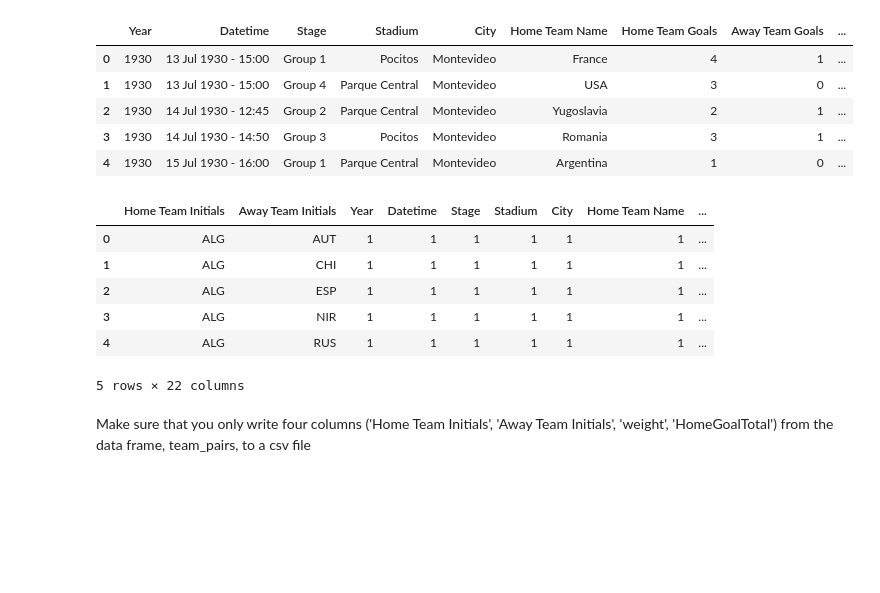
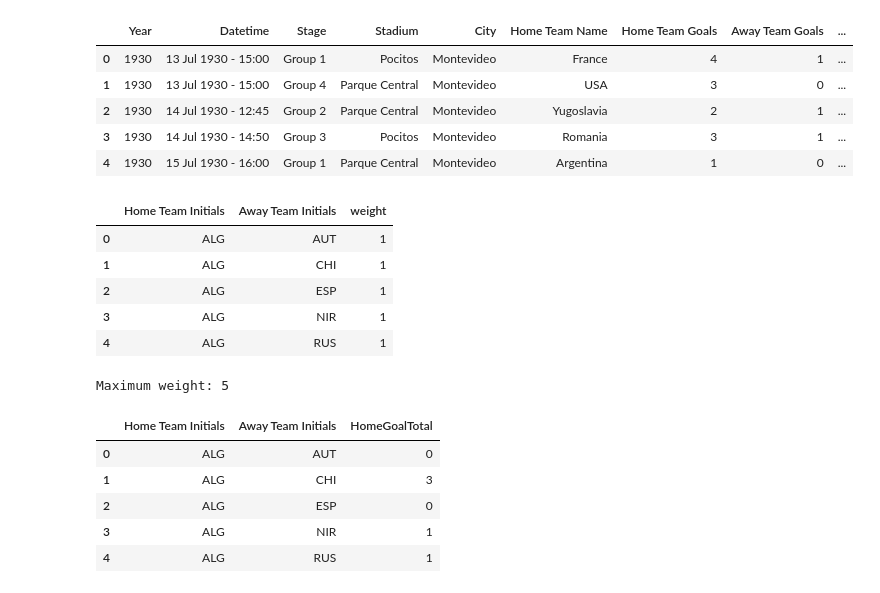
Before and after one commit to zrsteff/DSC502-HW6, a Jupyter notebook: HW6.ipynb, the cells around one changed output. Drawn from its saved outputs; the diff is of its cells as text; code cells hidden in the pictures; blank space fills up the shorter version.

```diff
--- a/HW6.ipynb
+++ b/HW6.ipynb
@@ -88,17 +88,30 @@ world_cup.head()
 | 2 | 1930 | 14 Jul 1930 - 12:45 | Group 2 | Parque Central | Montevideo | Yugoslavia | 2 | 1 | ... |
 | 3 | 1930 | 14 Jul 1930 - 14:50 | Group 3 | Pocitos | Montevideo | Romania | 3 | 1 | ... |
 | 4 | 1930 | 15 Jul 1930 - 16:00 | Group 1 | Parque Central | Montevideo | Argentina | 1 | 0 | ... |
-# %%
-#your code goes here. Just leaving an example output of an intermediate step for you to check the last two columns
-#A hint to start with: team_pairs = world_cup.groupby(['Home Team Initials', 'Away Team Initials']).count().reset_index()
-team_pairs.head()
-# %% [output]
-|  | Home Team Initials | Away Team Initials | Year | Datetime | Stage | Stadium | City | Home Team Name | ... |
-| 0 | ALG | AUT | 1 | 1 | 1 | 1 | 1 | 1 | ... |
-| 1 | ALG | CHI | 1 | 1 | 1 | 1 | 1 | 1 | ... |
-| 2 | ALG | ESP | 1 | 1 | 1 | 1 | 1 | 1 | ... |
-| 3 | ALG | NIR | 1 | 1 | 1 | 1 | 1 | 1 | ... |
-| 4 | ALG | RUS | 1 | 1 | 1 | 1 | 1 | 1 | ... |
-5 rows × 22 columns
-# %% [markdown]
-Make sure that you only write four columns ('Home Team Initials', 'Away Team Initials', 'weight', 'HomeGoalTotal') from the data frame, team_pairs, to a csv file
+# %%
+#part a
+team_pairs_weight = world_cup.groupby(['Home Team Initials', 'Away Team Initials']).size().reset_index(name='weight')
+
+display(team_pairs_weight.head())
+
+print(f"Maximum weight: {team_pairs_weight['weight'].max()}")
+# %% [output]
+|  | Home Team Initials | Away Team Initials | weight |
+| 0 | ALG | AUT | 1 |
+| 1 | ALG | CHI | 1 |
+| 2 | ALG | ESP | 1 |
+| 3 | ALG | NIR | 1 |
+| 4 | ALG | RUS | 1 |
+Maximum weight: 5
+# %%
+#part b
+team_pairs_home_goals = world_cup.groupby(['Home Team Initials', 'Away Team Initials'])['Home Team Goals'].sum().reset_index(name='HomeGoalTotal')
+
+display(team_pairs_home_goals.head())
+# %% [output]
+|  | Home Team Initials | Away Team Initials | HomeGoalTotal |
+| 0 | ALG | AUT | 0 |
+| 1 | ALG | CHI | 3 |
+| 2 | ALG | ESP | 0 |
+| 3 | ALG | NIR | 1 |
+| 4 | ALG | RUS | 1 |
```
Also changed, not shown: parts of 4 cells of this notebook.
